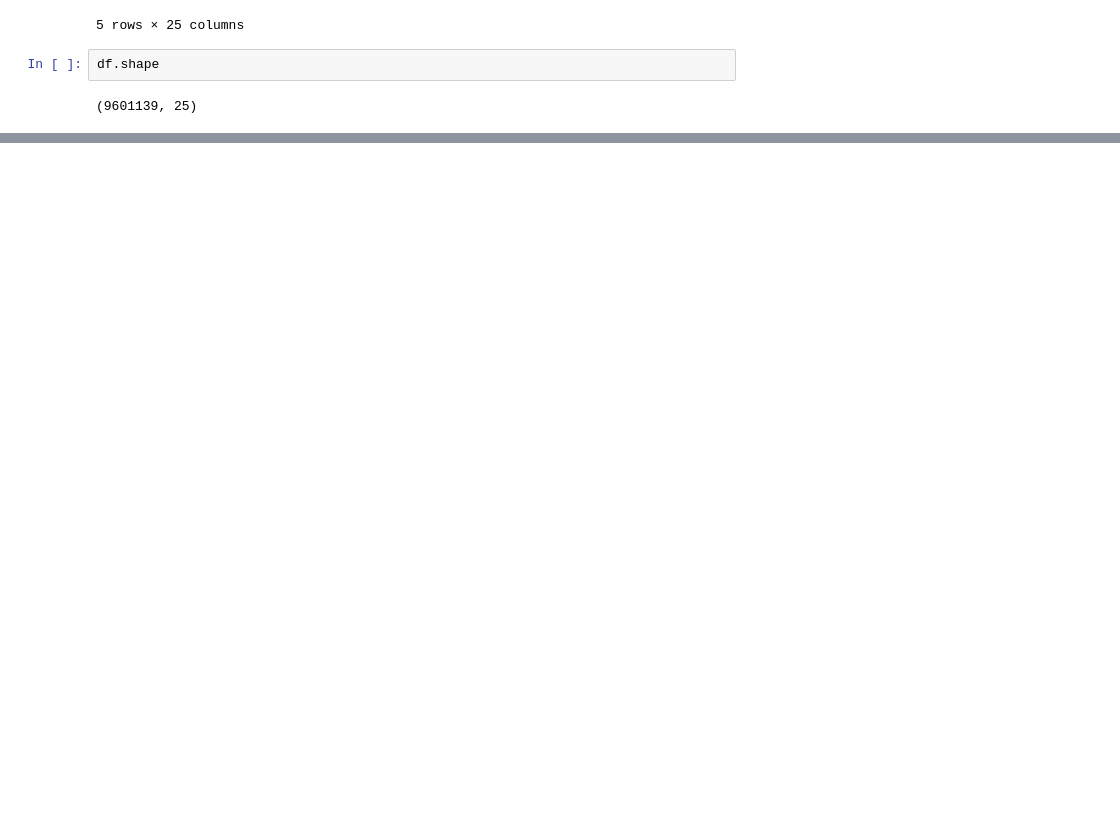
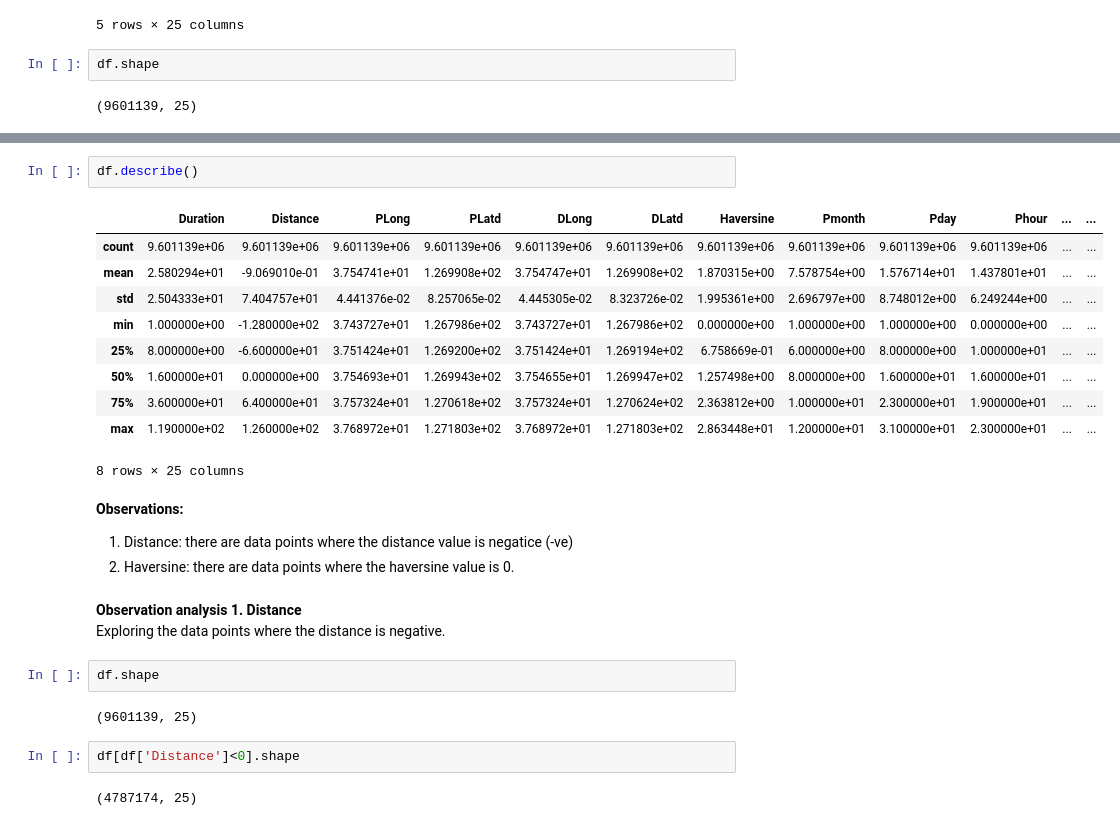
Before and after one commit to Kiran0R0Patil/seoul-bike-insights-and-predictions, a Jupyter notebook: seoul-bike-insights-and-predictions.ipynb, the cells around one changed output, grey strips where cells are left out. Cells and saved outputs as stored; diff of their text form; blank space fills up the shorter version.

```diff
--- a/seoul-bike-insights-and-predictions.ipynb
+++ b/seoul-bike-insights-and-predictions.ipynb
@@ -81,0 +94,28 @@ memory usage: 659.3 MB
+# %%
+df.describe()
+# %% [output]
+|  | Duration | Distance | PLong | PLatd | DLong | DLatd | Haversine | Pmonth | Pday | Phour | ... | ... |
+| count | 9.601139e+06 | 9.601139e+06 | 9.601139e+06 | 9.601139e+06 | 9.601139e+06 | 9.601139e+06 | 9.601139e+06 | 9.601139e+06 | 9.601139e+06 | 9.601139e+06 | ... | ... |
+| mean | 2.580294e+01 | -9.069010e-01 | 3.754741e+01 | 1.269908e+02 | 3.754747e+01 | 1.269908e+02 | 1.870315e+00 | 7.578754e+00 | 1.576714e+01 | 1.437801e+01 | ... | ... |
+| std | 2.504333e+01 | 7.404757e+01 | 4.441376e-02 | 8.257065e-02 | 4.445305e-02 | 8.323726e-02 | 1.995361e+00 | 2.696797e+00 | 8.748012e+00 | 6.249244e+00 | ... | ... |
+| min | 1.000000e+00 | -1.280000e+02 | 3.743727e+01 | 1.267986e+02 | 3.743727e+01 | 1.267986e+02 | 0.000000e+00 | 1.000000e+00 | 1.000000e+00 | 0.000000e+00 | ... | ... |
+| 25% | 8.000000e+00 | -6.600000e+01 | 3.751424e+01 | 1.269200e+02 | 3.751424e+01 | 1.269194e+02 | 6.758669e-01 | 6.000000e+00 | 8.000000e+00 | 1.000000e+01 | ... | ... |
+| 50% | 1.600000e+01 | 0.000000e+00 | 3.754693e+01 | 1.269943e+02 | 3.754655e+01 | 1.269947e+02 | 1.257498e+00 | 8.000000e+00 | 1.600000e+01 | 1.600000e+01 | ... | ... |
+| 75% | 3.600000e+01 | 6.400000e+01 | 3.757324e+01 | 1.270618e+02 | 3.757324e+01 | 1.270624e+02 | 2.363812e+00 | 1.000000e+01 | 2.300000e+01 | 1.900000e+01 | ... | ... |
+| max | 1.190000e+02 | 1.260000e+02 | 3.768972e+01 | 1.271803e+02 | 3.768972e+01 | 1.271803e+02 | 2.863448e+01 | 1.200000e+01 | 3.100000e+01 | 2.300000e+01 | ... | ... |
+8 rows × 25 columns
+# %% [markdown]
+**Observations:**
+1. Distance: there are data points where the distance value is negatice (-ve)
+2. Haversine: there are data points where the haversine value is 0.
+# %% [markdown]
+**Observation analysis 1. Distance**
+Exploring the data points where the distance is negative.
+# %%
+df.shape
+# %% [output]
+(9601139, 25)
+# %%
+df[df['Distance']<0].shape
+# %% [output]
+(4787174, 25)
```
Also changed, not shown: parts of 19 cells of this notebook.
